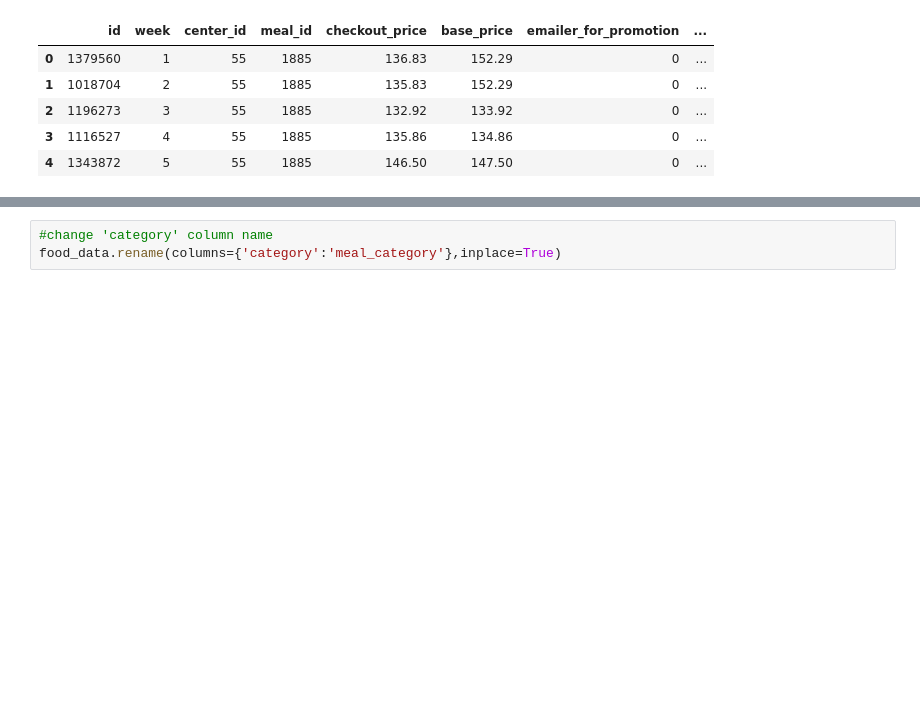
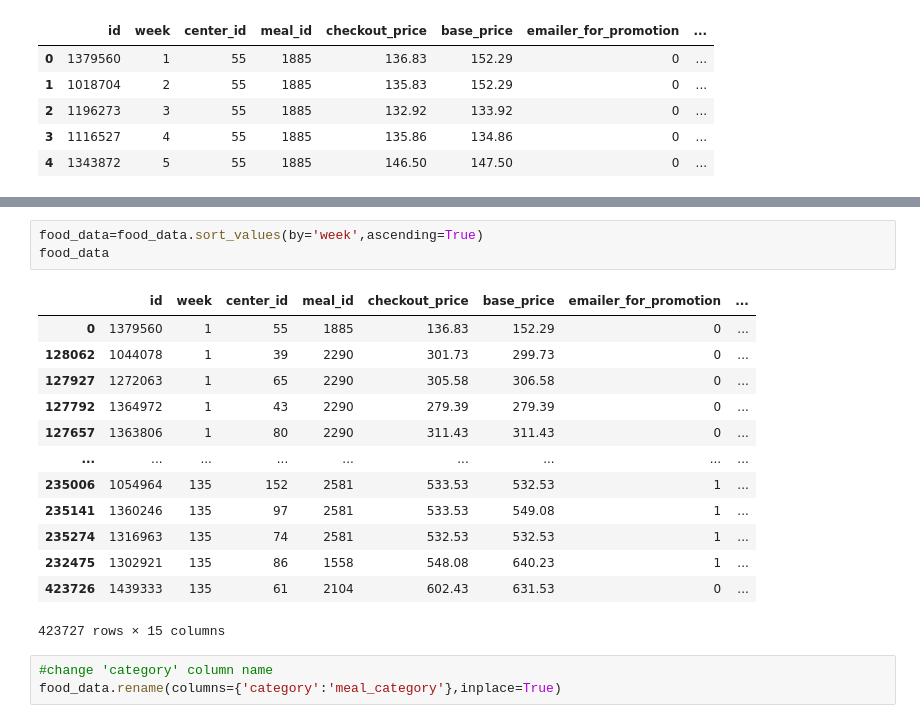
Before and after one commit to arezoo396/Capstone2-Food-Demand-Forecasting, a Jupyter notebook: Notebooks/Capstone2-DataWrangling.ipynb, the cells around one changed output, grey strips where cells are left out. Drawn from its saved outputs; the diff is of its cells as text; blank space fills up the shorter version.

```diff
--- a/Notebooks/Capstone2-DataWrangling.ipynb
+++ b/Notebooks/Capstone2-DataWrangling.ipynb
@@ -80,3 +96,20 @@ food_data.head()
+# %%
+food_data=food_data.sort_values(by='week',ascending=True)
+food_data
+# %% [output]
+|  | id | week | center_id | meal_id | checkout_price | base_price | emailer_for_promotion | ... |
+| 0 | 1379560 | 1 | 55 | 1885 | 136.83 | 152.29 | 0 | ... |
+| 128062 | 1044078 | 1 | 39 | 2290 | 301.73 | 299.73 | 0 | ... |
+| 127927 | 1272063 | 1 | 65 | 2290 | 305.58 | 306.58 | 0 | ... |
+| 127792 | 1364972 | 1 | 43 | 2290 | 279.39 | 279.39 | 0 | ... |
+| 127657 | 1363806 | 1 | 80 | 2290 | 311.43 | 311.43 | 0 | ... |
+| ... | ... | ... | ... | ... | ... | ... | ... | ... |
+| 235006 | 1054964 | 135 | 152 | 2581 | 533.53 | 532.53 | 1 | ... |
+| 235141 | 1360246 | 135 | 97 | 2581 | 533.53 | 549.08 | 1 | ... |
+| 235274 | 1316963 | 135 | 74 | 2581 | 532.53 | 532.53 | 1 | ... |
+| 232475 | 1302921 | 135 | 86 | 1558 | 548.08 | 640.23 | 1 | ... |
+| 423726 | 1439333 | 135 | 61 | 2104 | 602.43 | 631.53 | 0 | ... |
+423727 rows × 15 columns
 # %%
 #change 'category' column name
 food_data.rename(columns={'category':'meal_category'},inplace=True)
```
Also changed, not shown: parts of 13 cells of this notebook.
